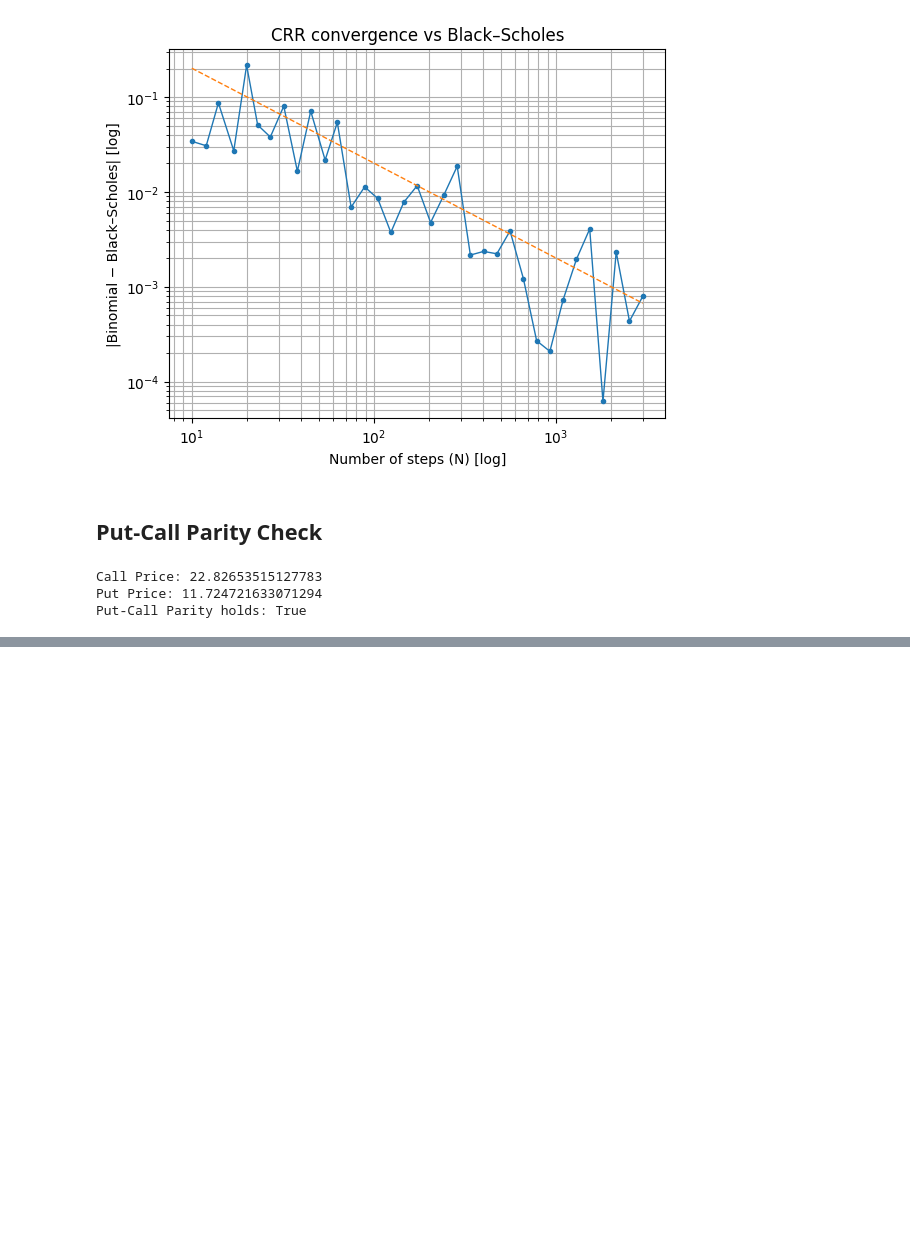
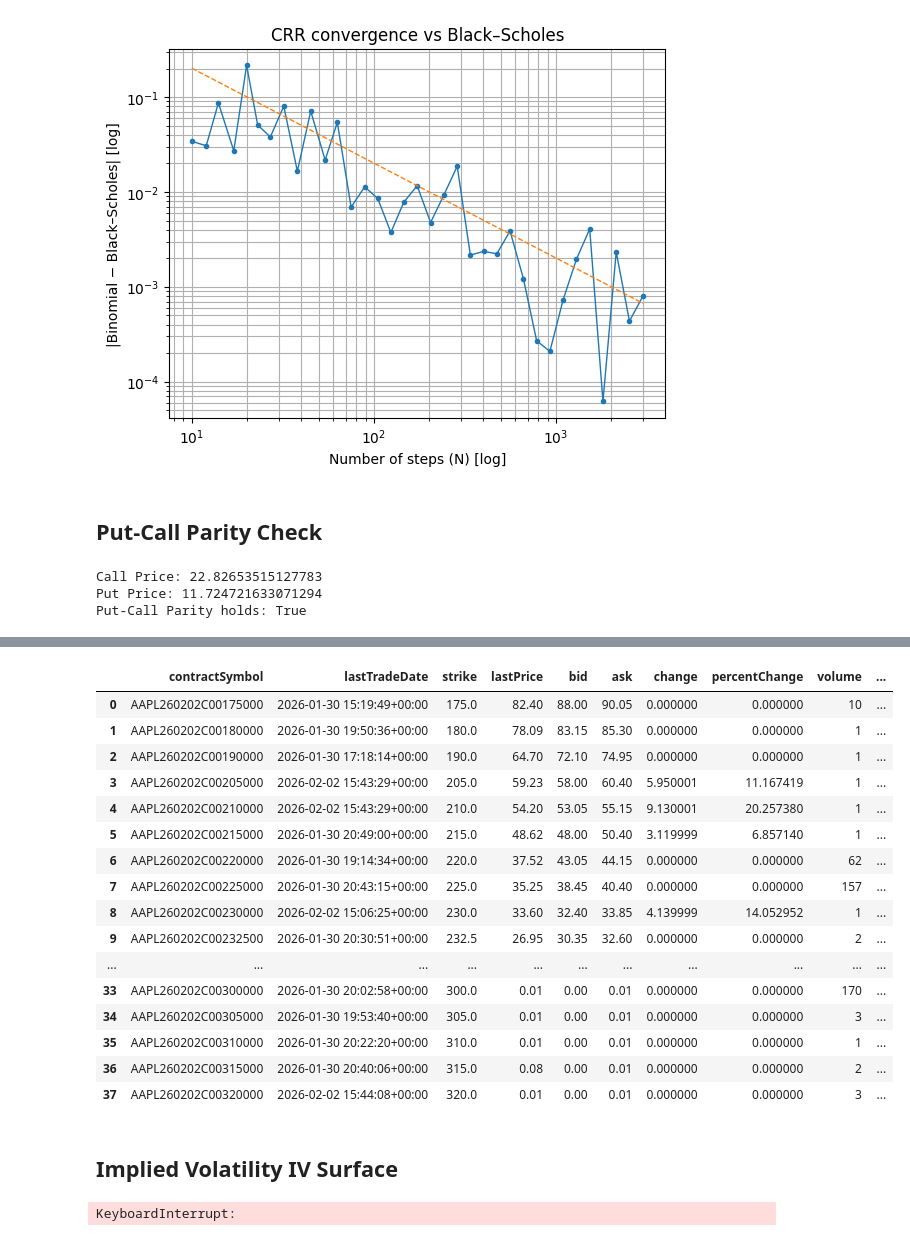
Before and after one commit to Emad-Eldin-G/CRR_Binomial_Options_Pricing, a Jupyter notebook: python_workbook.IPYNB, the cells around one changed output, grey strips where cells are left out. Cells and saved outputs as stored; diff of their text form; code cells hidden in the pictures; blank space fills up the shorter version.

Commit message:
playing around with IV surfaces

```diff
--- a/python_workbook.IPYNB
+++ b/python_workbook.IPYNB
@@ -329,0 +332,24 @@ Put-Call Parity holds: True
+# %%
+stock_data = collections.defaultdict(dict)
+
+sp_tickers = pd.read_csv('./data/sp500_companies.csv', sep=',')
+sp_tickers = np.array(sp_tickers['Symbol'].tolist()[:10])
+
+for ticker in sp_tickers:
+    yf_icker = yf.Ticker(ticker)
+    try:
+        options = yf_icker.options
+
+        for exp in options:
+            opt = yf_icker.option_chain(exp)
+            calls = opt.calls
+            puts = opt.puts
+
+            stock_data[ticker][exp] = {
+                'calls': calls,
+                'puts': puts
+            }
+    except Exception as e:
+        print(f"Error fetching data for {ticker}: {e}")
+
+stock_data["AAPL"]
@@ -329,0 +374,22 @@ Put-Call Parity holds: True
+# %%
+stock_data["AAPL"]["2026-02-02"]["calls"]
+# %% [output]
+|  | contractSymbol | lastTradeDate | strike | lastPrice | bid | ask | change | percentChange | volume | ... |
+| 0 | AAPL260202C00175000 | 2026-01-30 15:19:49+00:00 | 175.0 | 82.40 | 88.00 | 90.05 | 0.000000 | 0.000000 | 10 | ... |
+| 1 | AAPL260202C00180000 | 2026-01-30 19:50:36+00:00 | 180.0 | 78.09 | 83.15 | 85.30 | 0.000000 | 0.000000 | 1 | ... |
+| 2 | AAPL260202C00190000 | 2026-01-30 17:18:14+00:00 | 190.0 | 64.70 | 72.10 | 74.95 | 0.000000 | 0.000000 | 1 | ... |
+| 3 | AAPL260202C00205000 | 2026-02-02 15:43:29+00:00 | 205.0 | 59.23 | 58.00 | 60.40 | 5.950001 | 11.167419 | 1 | ... |
+| 4 | AAPL260202C00210000 | 2026-02-02 15:43:29+00:00 | 210.0 | 54.20 | 53.05 | 55.15 | 9.130001 | 20.257380 | 1 | ... |
+| 5 | AAPL260202C00215000 | 2026-01-30 20:49:00+00:00 | 215.0 | 48.62 | 48.00 | 50.40 | 3.119999 | 6.857140 | 1 | ... |
+| 6 | AAPL260202C00220000 | 2026-01-30 19:14:34+00:00 | 220.0 | 37.52 | 43.05 | 44.15 | 0.000000 | 0.000000 | 62 | ... |
+| 7 | AAPL260202C00225000 | 2026-01-30 20:43:15+00:00 | 225.0 | 35.25 | 38.45 | 40.40 | 0.000000 | 0.000000 | 157 | ... |
+| 8 | AAPL260202C00230000 | 2026-02-02 15:06:25+00:00 | 230.0 | 33.60 | 32.40 | 33.85 | 4.139999 | 14.052952 | 1 | ... |
+| 9 | AAPL260202C00232500 | 2026-01-30 20:30:51+00:00 | 232.5 | 26.95 | 30.35 | 32.60 | 0.000000 | 0.000000 | 2 | ... |
+| ... | ... | ... | ... | ... | ... | ... | ... | ... | ... | ... |
+| 33 | AAPL260202C00300000 | 2026-01-30 20:02:58+00:00 | 300.0 | 0.01 | 0.00 | 0.01 | 0.000000 | 0.000000 | 170 | ... |
+| 34 | AAPL260202C00305000 | 2026-01-30 19:53:40+00:00 | 305.0 | 0.01 | 0.00 | 0.01 | 0.000000 | 0.000000 | 3 | ... |
+| 35 | AAPL260202C00310000 | 2026-01-30 20:22:20+00:00 | 310.0 | 0.01 | 0.00 | 0.01 | 0.000000 | 0.000000 | 1 | ... |
+| 36 | AAPL260202C00315000 | 2026-01-30 20:40:06+00:00 | 315.0 | 0.08 | 0.00 | 0.01 | 0.000000 | 0.000000 | 2 | ... |
+| 37 | AAPL260202C00320000 | 2026-02-02 15:44:08+00:00 | 320.0 | 0.01 | 0.00 | 0.01 | 0.000000 | 0.000000 | 3 | ... |
+# %% [markdown]
+## Implied Volatility IV Surface
@@ -329,0 +449,4 @@ Put-Call Parity holds: True
+# %%
+S, iv_data = build_iv_points("AAPL", max_exps=30, r=0.05, q=0.0, use_mid=True)
+# %% [output]
+KeyboardInterrupt:
```
Also changed, not shown: parts of 3 cells of this notebook.
